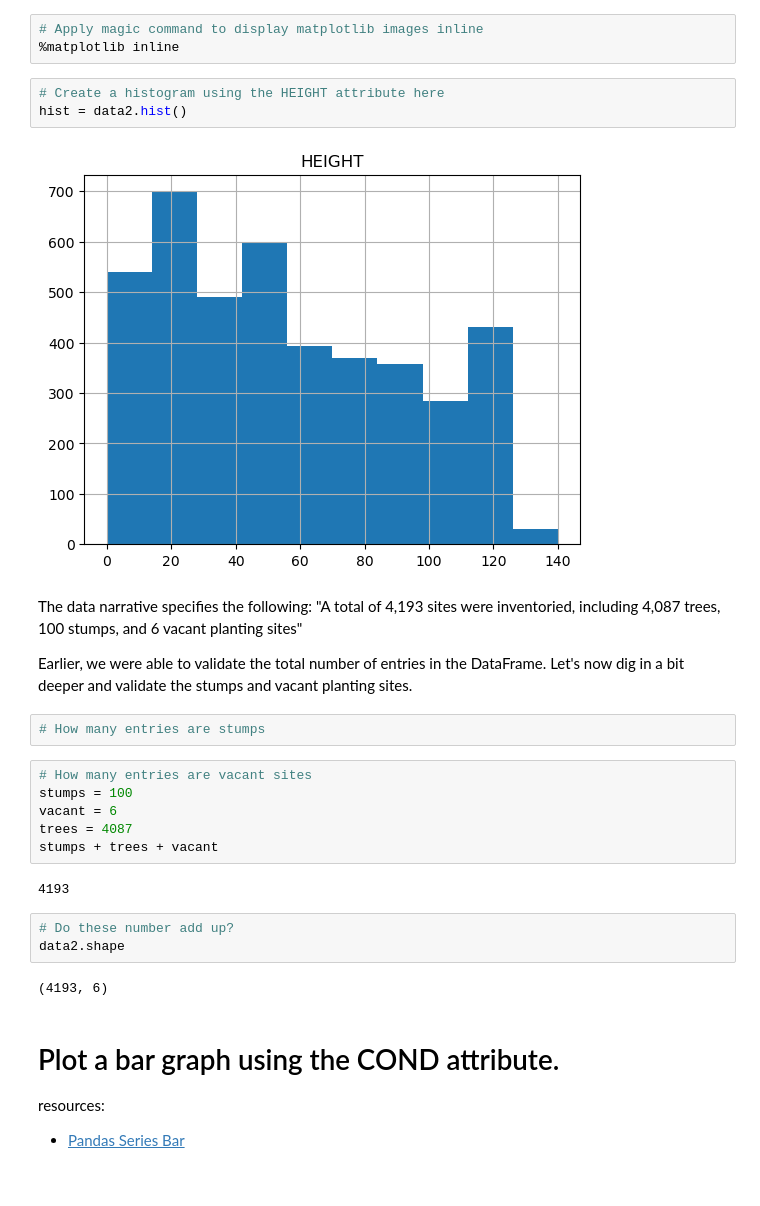
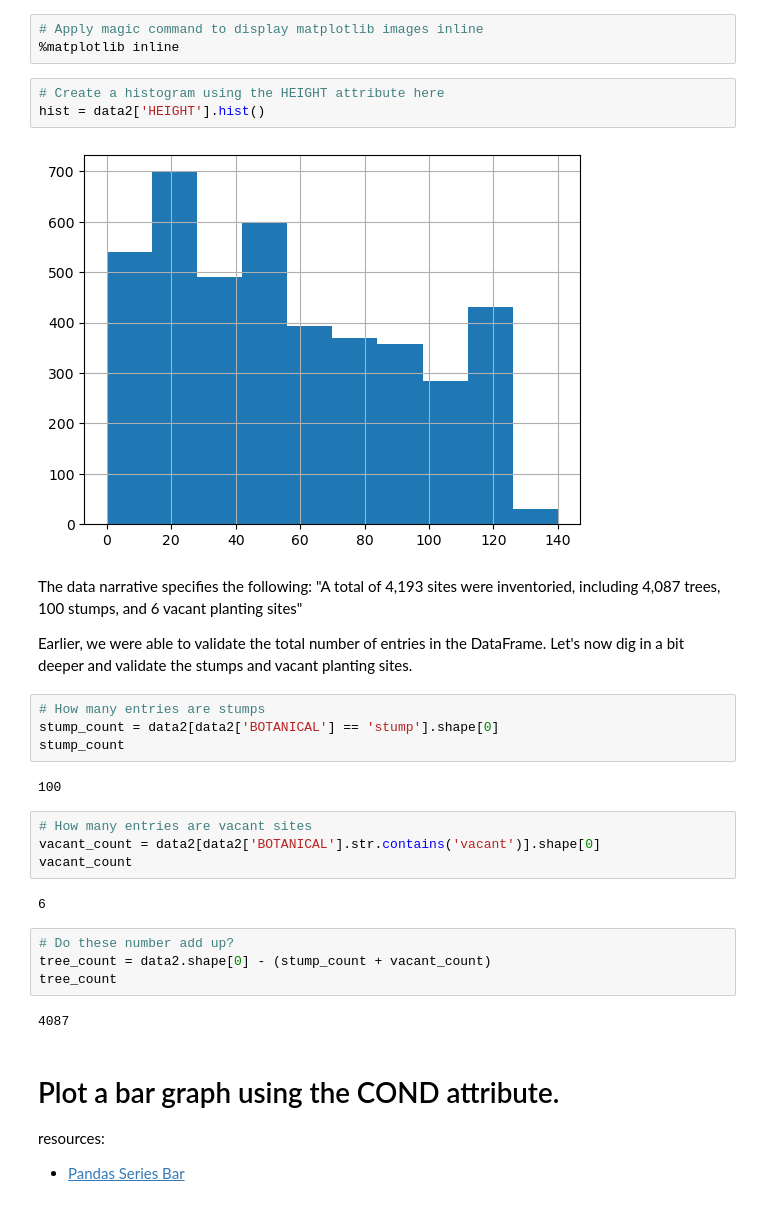
Before and after one commit to angelikabrown/DataEngineering.Labs.CityOfNewarkDETreeSurvey, a Jupyter notebook: newark_de_tree_survey.ipynb, the cells around one changed output. Drawn from its saved outputs; the diff is of its cells as text.

Commit message:
added up trees

```diff
--- a/newark_de_tree_survey.ipynb
+++ b/newark_de_tree_survey.ipynb
@@ -113,9 +113,9 @@ resources:
 %matplotlib inline
 # %%
 # Create a histogram using the HEIGHT attribute here
-hist = data2.hist()
+hist = data2['HEIGHT'].hist()
 # %% [output]
-[figure, old version]
+[figure, new version]
 # %% [markdown]
 The data narrative specifies the following:
 "A total of 4,193 sites were inventoried, including 4,087 trees, 100 stumps, and 6 vacant planting sites"
@@ -123,19 +123,22 @@ The data narrative specifies the following:
 Earlier, we were able to validate the total number of entries in the DataFrame. Let's now dig in a bit deeper and validate the stumps and vacant planting sites.
 # %%
 # How many entries are stumps
+stump_count = data2[data2['BOTANICAL'] == 'stump'].shape[0]
+stump_count
+# %% [output]
+100
 # %%
 # How many entries are vacant sites
-stumps = 100
-vacant = 6
-trees = 4087
-stumps + trees + vacant
+vacant_count = data2[data2['BOTANICAL'].str.contains('vacant')].shape[0]
+vacant_count
 # %% [output]
-4193
+6
 # %%
 # Do these number add up?
-data2.shape
+tree_count = data2.shape[0] - (stump_count + vacant_count)
+tree_count
 # %% [output]
-(4193, 6)
+4087
 # %% [markdown]
 # Plot a bar graph using the COND attribute.
 
```
